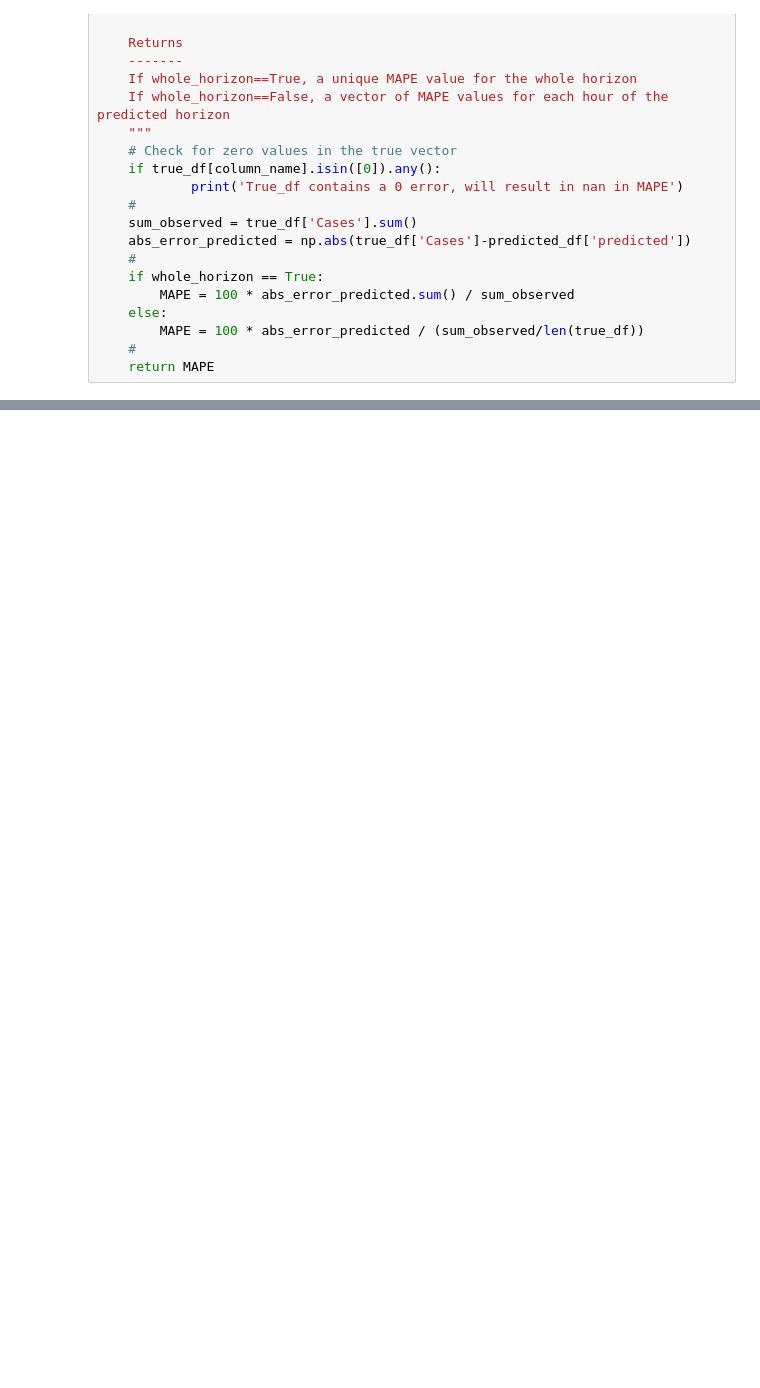
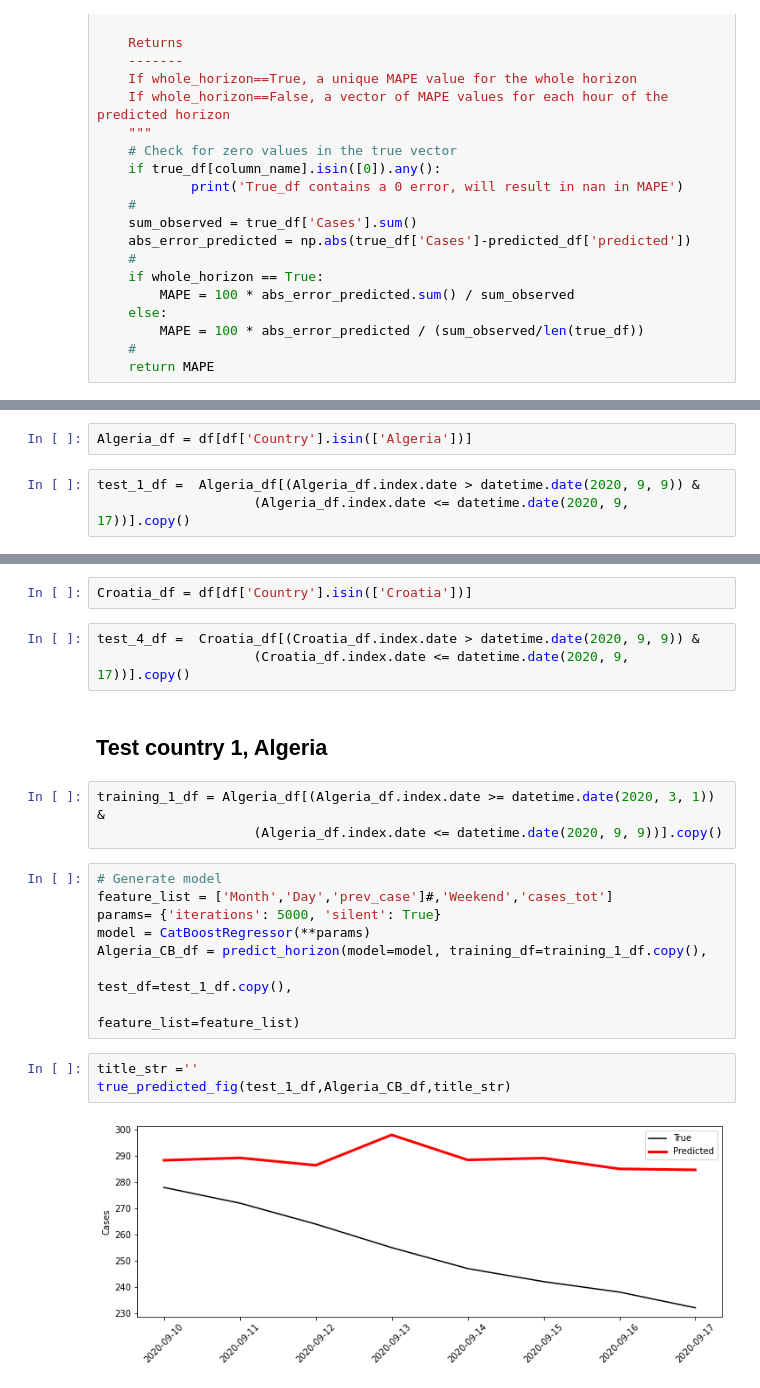
Before and after one commit to anweei/Covid-forecasting, a Jupyter notebook: anne/forecasting_w_xg_boost_singel_country.ipynb, the cells around one changed output, grey strips where cells are left out. Cells and saved outputs as stored; diff of their text form; blank space fills up the shorter version.

```diff
--- a/anne/forecasting_w_xg_boost_singel_country.ipynb
+++ b/anne/forecasting_w_xg_boost_singel_country.ipynb
@@ -194,0 +101,5 @@ cluster1_CB_df.plot( y=['Accumulated_Prediction', 'cases_tot'], label=['Predicte
+# %%
+Algeria_df = df[df['Country'].isin(['Algeria'])]
+# %%
+test_1_df =  Algeria_df[(Algeria_df.index.date > datetime.date(2020, 9, 9)) &
+                    (Algeria_df.index.date <= datetime.date(2020, 9, 17))].copy()
@@ -194,0 +116,23 @@ cluster1_CB_df.plot( y=['Accumulated_Prediction', 'cases_tot'], label=['Predicte
+# %%
+Croatia_df = df[df['Country'].isin(['Croatia'])]
+# %%
+test_4_df =  Croatia_df[(Croatia_df.index.date > datetime.date(2020, 9, 9)) &
+                    (Croatia_df.index.date <= datetime.date(2020, 9, 17))].copy()
+# %% [markdown]
+## Test country 1, Algeria
+# %%
+training_1_df = Algeria_df[(Algeria_df.index.date >= datetime.date(2020, 3, 1)) &
+                    (Algeria_df.index.date <= datetime.date(2020, 9, 9))].copy()
+# %%
+# Generate model
+feature_list = ['Month','Day','prev_case']#,'Weekend','cases_tot']
+params= {'iterations': 5000, 'silent': True}
+model = CatBoostRegressor(**params)
+Algeria_CB_df = predict_horizon(model=model, training_df=training_1_df.copy(),
+                                                             test_df=test_1_df.copy(),
+                                                             feature_list=feature_list)
+# %%
+title_str =''
+true_predicted_fig(test_1_df,Algeria_CB_df,title_str)
+# %% [output]
+[figure, added]
```
Also changed, not shown: parts of 63 cells of this notebook, 22 other files.
